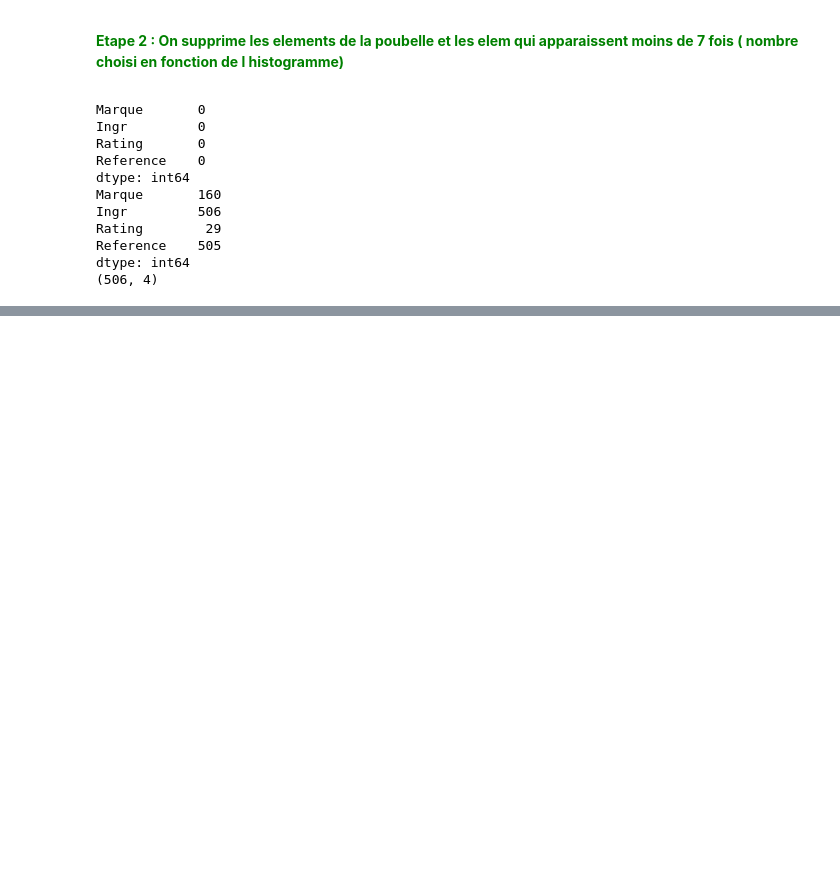
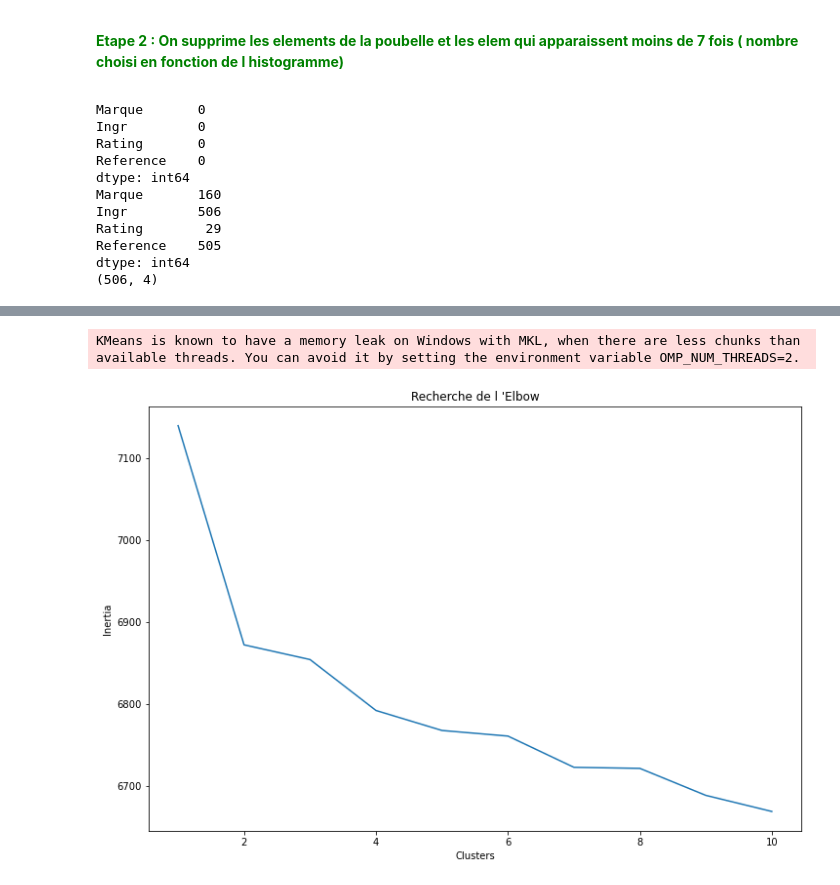
Before and after one commit to Sykzen/FRAGRAI, a Jupyter notebook: FRAGRAI.ipynb, the cells around one changed output, grey strips where cells are left out. Drawn from its saved outputs; the diff is of its cells as text; code cells hidden in the pictures; blank space fills up the shorter version.

```diff
--- a/FRAGRAI.ipynb
+++ b/FRAGRAI.ipynb
@@ -116,0 +147,11 @@ df
+# %%
+# Pandas get_dummies function helps us to apply one-hot-encoding to our dataframe.
+#Fonctions qui nous aide à appliquer le one-hot-encoding à notre DF
+df2 = pd.get_dummies(ab).drop_duplicates()
+# %%
+#On vérifie si on a des éléments dupliqué et donc on les supprime
+df2 = df2.loc[:,~df2.columns.duplicated()]
+# %%
+#On rajoute le ratings à notre df encodé
+df2["ratings"] = df.Rating
+df2
@@ -116,0 +172,4 @@ df
+# %%
+#on change de nom
+df = df2
+del df2
@@ -116,0 +200,30 @@ df
+# %%
+X = df  # On définie la valeurs à modéliser
+clusters = []  # on crée une liste vide pour notre cluster
+
+for i in range(1, 11):   # On cherche le meilleurs n_clusters paramètre pour notre train
+    km = KMeans(n_clusters=i).fit(X)  # model fitting
+    clusters.append(km.inertia_) # On rajoute l'inertia score aux clusters List
+
+# Inertia measures how well a dataset was clustered by K-Means.
+#Inertia mesure combien un dataset à été "clusteriser" avec K-Means
+
+# PLOTTING
+#On cherche l'elbow qui nous montre la meilleurs valeurs du n_cluster
+fig, ax = plt.subplots(figsize=(12, 8))
+sns.lineplot(x=list(range(1, 11)), y=clusters, ax=ax)
+ax.set_title('Recherche de l \'Elbow')
+ax.set_xlabel('Clusters')
+ax.set_ylabel('Inertia')
+
+# Annotate arrow
+ax.annotate('Possible Elbow Point', xy=(3, 140000), xytext=(3, 50000), xycoords='data',
+             arrowprops=dict(arrowstyle='->', connectionstyle='arc3', color='blue', lw=2))
+
+ax.annotate('Possible Elbow Point', xy=(5, 80000), xytext=(5, 150000), xycoords='data',
+             arrowprops=dict(arrowstyle='->', connectionstyle='arc3', color='blue', lw=2))
+
+plt.show()
+# %% [output]
+KMeans is known to have a memory leak on Windows with MKL, when there are less chunks than available threads. You can avoid it by setting the environment variable OMP_NUM_THREADS=2.
+[figure, added]
```
Also changed, not shown: parts of 26 cells of this notebook.
